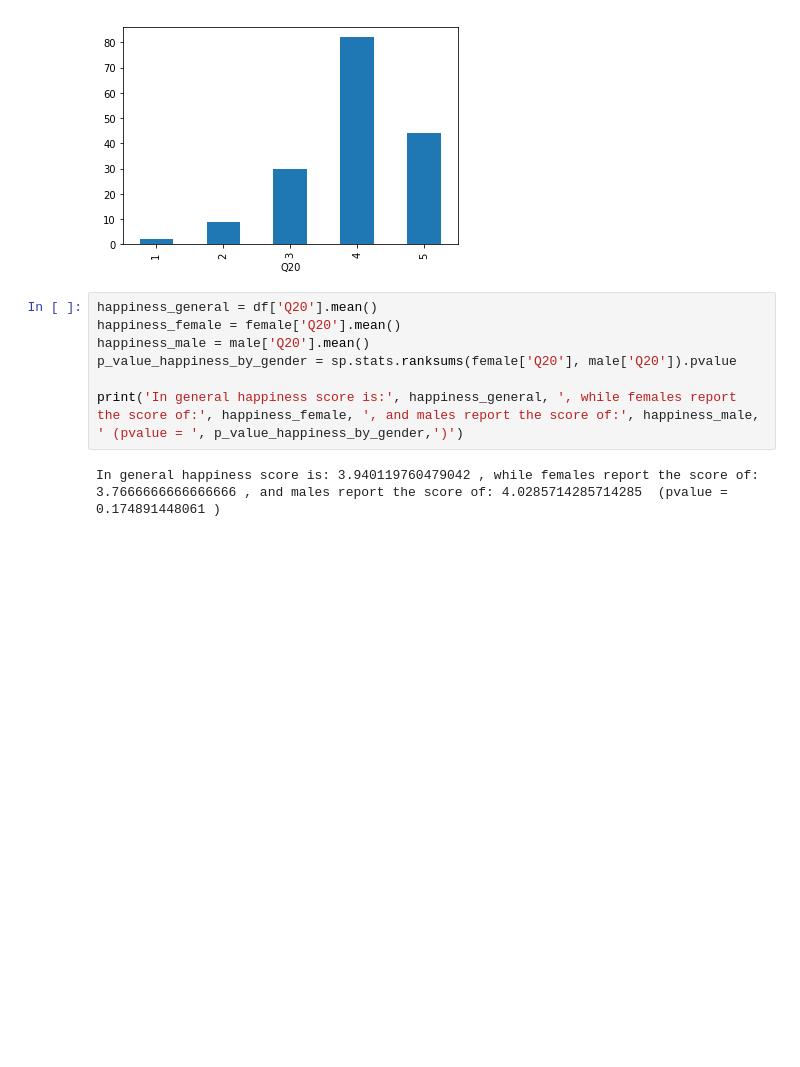
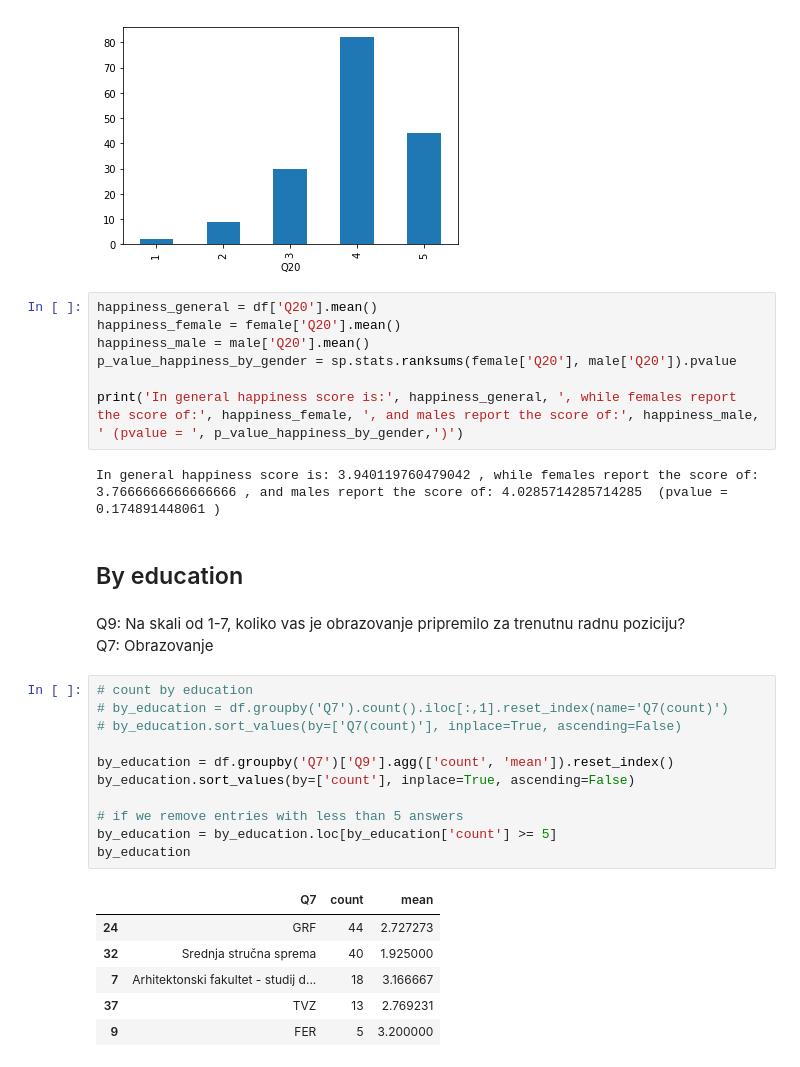
Before and after one commit to mariopavlovic/ixda-croatia-survey-analysis, a Jupyter notebook: ixda survey 2018.ipynb, the cells around one changed output. Cells and saved outputs as stored; diff of their text form; blank space fills up the shorter version.

Commit message:
Education vs prepared for real sector

```diff
--- a/ixda survey 2018.ipynb
+++ b/ixda survey 2018.ipynb
@@ -384,3 +390,26 @@ p_value_happiness_by_gender = sp.stats.ranksums(female['Q20'], male['Q20']).pval
 print('In general happiness score is:', happiness_general, ', while females report the score of:', happiness_female, ', and males report the score of:', happiness_male, ' (pvalue = ', p_value_happiness_by_gender,')')
 # %% [output]
 In general happiness score is: 3.940119760479042 , while females report the score of: 3.7666666666666666 , and males report the score of: 4.0285714285714285  (pvalue =  0.174891448061 )
+# %% [markdown]
+## By education
+# %% [markdown]
+Q9: Na skali od 1-7, koliko vas je obrazovanje pripremilo za trenutnu radnu poziciju?
+Q7: Obrazovanje
+# %%
+# count by education
+# by_education = df.groupby('Q7').count().iloc[:,1].reset_index(name='Q7(count)')
+# by_education.sort_values(by=['Q7(count)'], inplace=True, ascending=False)
+
+by_education = df.groupby('Q7')['Q9'].agg(['count', 'mean']).reset_index()
+by_education.sort_values(by=['count'], inplace=True, ascending=False)
+
+# if we remove entries with less than 5 answers
+by_education = by_education.loc[by_education['count'] >= 5]
+by_education
+# %% [output]
+|  | Q7 | count | mean |
+| 24 | GRF | 44 | 2.727273 |
+| 32 | Srednja stručna sprema | 40 | 1.925000 |
+| 7 | Arhitektonski fakultet - studij d... | 18 | 3.166667 |
+| 37 | TVZ | 13 | 2.769231 |
+| 9 | FER | 5 | 3.200000 |
```
Also changed, not shown: parts of 1 cell of this notebook.
